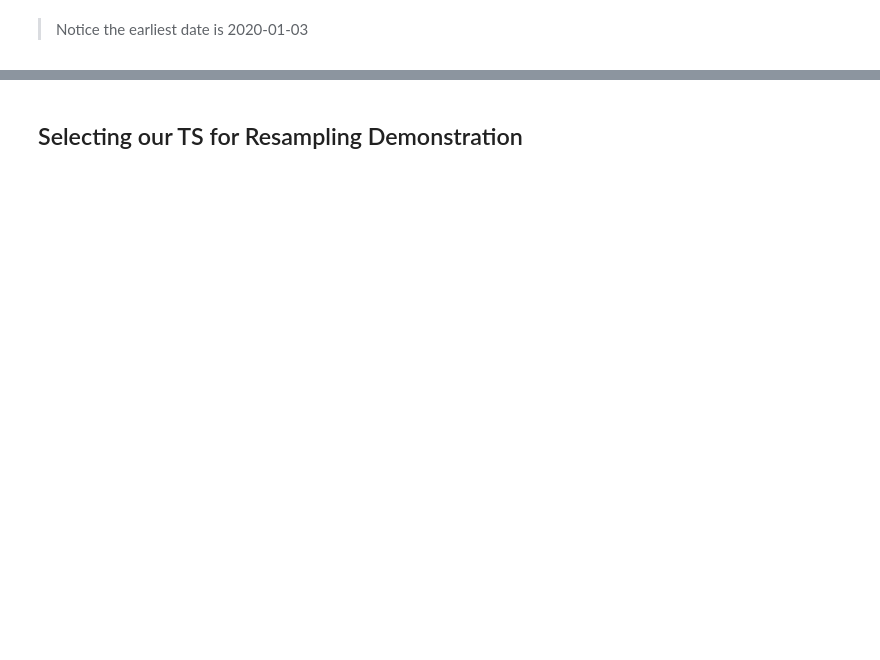
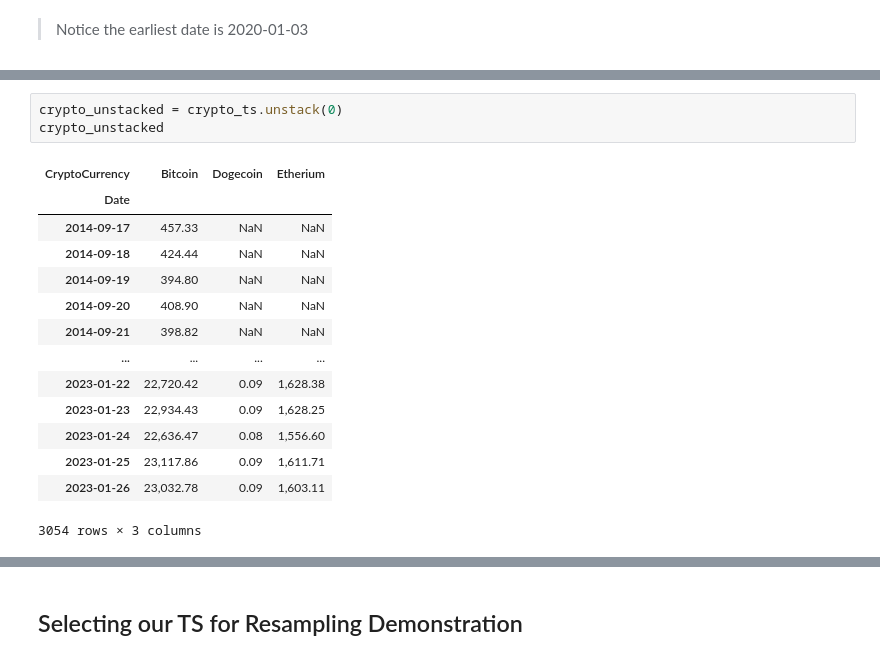
Before and after one commit to tschelli/data-viz-wk18-time-series-codealongs, a Jupyter notebook: Wk18-Lecture01-CodeAlong_v2.ipynb, the cells around one changed output, grey strips where cells are left out. Cells and saved outputs as stored; diff of their text form; blank space fills up the shorter version.

```diff
--- a/Wk18-Lecture01-CodeAlong_v2.ipynb
+++ b/Wk18-Lecture01-CodeAlong_v2.ipynb
@@ -415,0 +979,18 @@ crypto_unstacked.plot();
+# %%
+crypto_unstacked = crypto_ts.unstack(0)
+crypto_unstacked
+# %% [output]
+| CryptoCurrency | Bitcoin | Dogecoin | Etherium |
+| Date |  |  |  |
+| 2014-09-17 | 457.33 | NaN | NaN |
+| 2014-09-18 | 424.44 | NaN | NaN |
+| 2014-09-19 | 394.80 | NaN | NaN |
+| 2014-09-20 | 408.90 | NaN | NaN |
+| 2014-09-21 | 398.82 | NaN | NaN |
+| ... | ... | ... | ... |
+| 2023-01-22 | 22,720.42 | 0.09 | 1,628.38 |
+| 2023-01-23 | 22,934.43 | 0.09 | 1,628.25 |
+| 2023-01-24 | 22,636.47 | 0.08 | 1,556.60 |
+| 2023-01-25 | 23,117.86 | 0.09 | 1,611.71 |
+| 2023-01-26 | 23,032.78 | 0.09 | 1,603.11 |
+3054 rows × 3 columns
```
Also changed, not shown: parts of 155 cells of this notebook.
